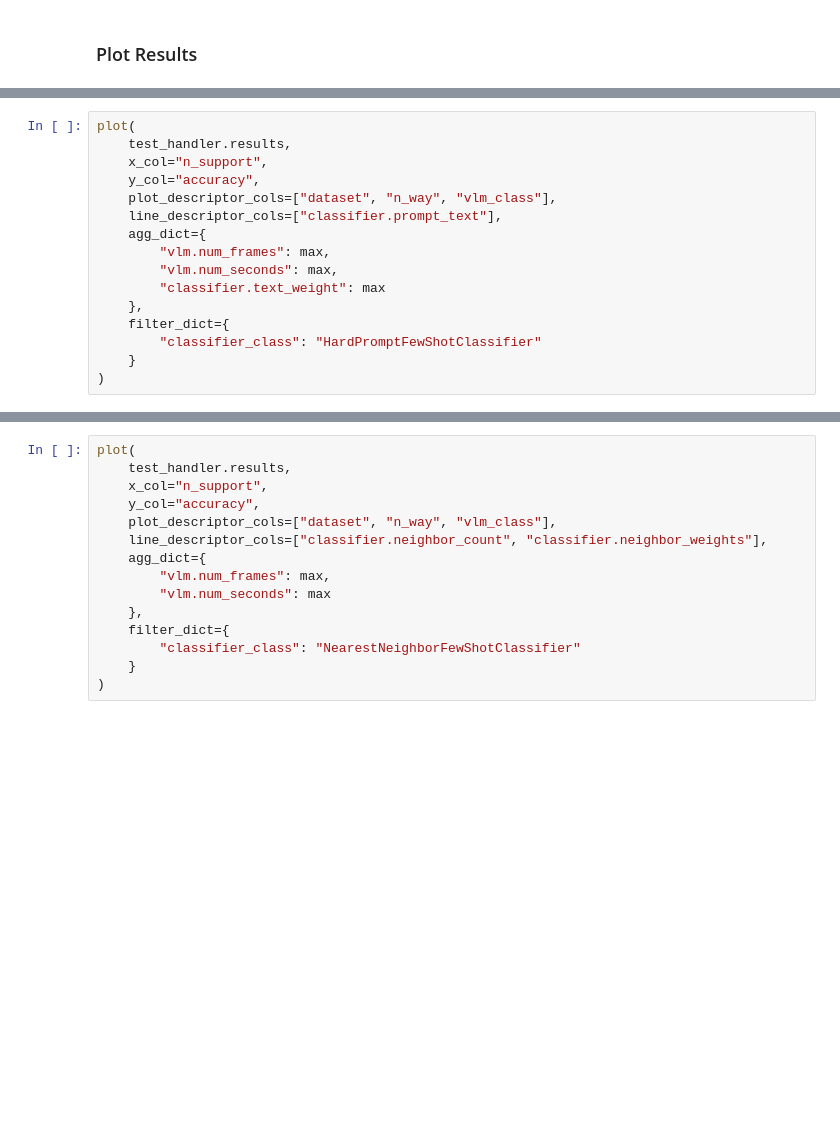
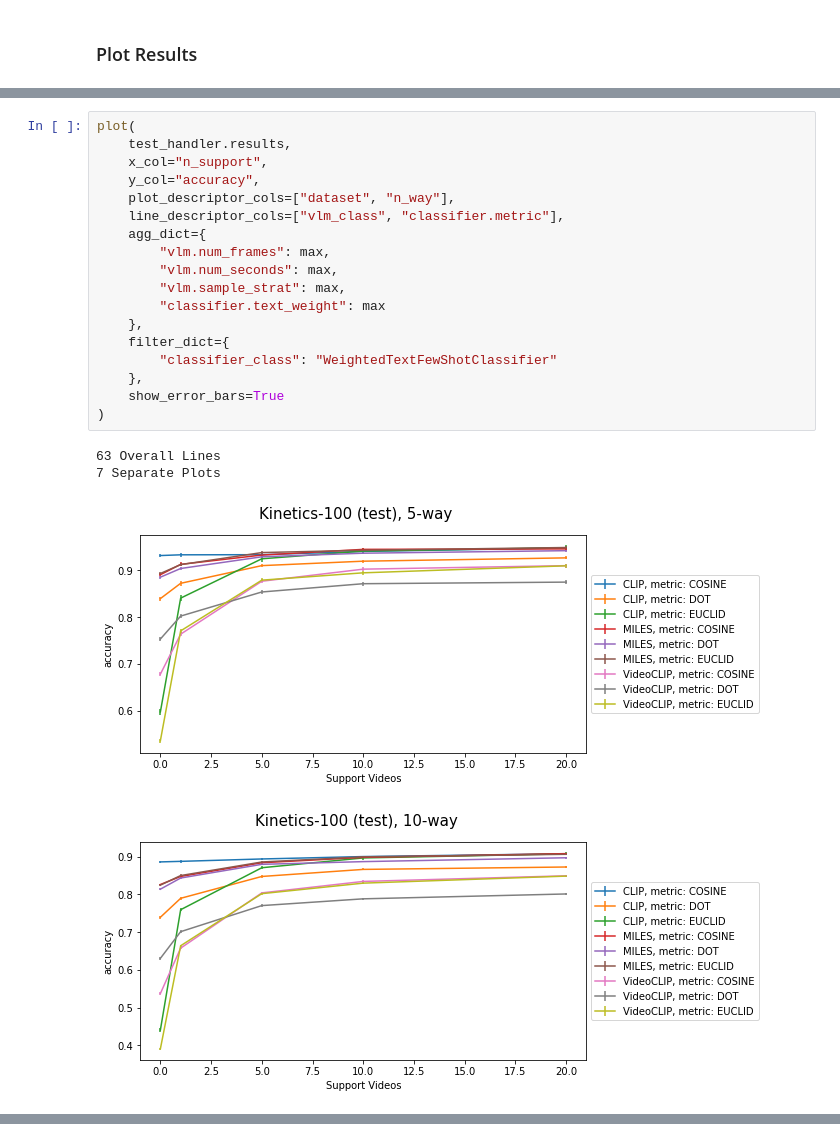
Before and after one commit to zanedurante/vlm_benchmark, a Jupyter notebook: vlm_param_tests.ipynb, the cells around one changed output, grey strips where cells are left out. Cells and saved outputs as stored; diff of their text form; blank space fills up the shorter version.

```diff
--- a/vlm_param_tests.ipynb
+++ b/vlm_param_tests.ipynb
@@ -137,16 +250,23 @@ KeyError: 'vlm.num_frames'
 # %%
 plot(
     test_handler.results,
     x_col="n_support",
     y_col="accuracy",
-    plot_descriptor_cols=["dataset", "n_way", "vlm_class"],
-    line_descriptor_cols=["classifier.prompt_text"],
+    plot_descriptor_cols=["dataset", "n_way"],
+    line_descriptor_cols=["vlm_class", "classifier.metric"],
     agg_dict={
         "vlm.num_frames": max,
         "vlm.num_seconds": max,
+        "vlm.sample_strat": max,
         "classifier.text_weight": max
     },
     filter_dict={
-        "classifier_class": "HardPromptFewShotClassifier"
-    }
+        "classifier_class": "WeightedTextFewShotClassifier"
+    },
+    show_error_bars=True
 )
+# %% [output]
+63 Overall Lines
+7 Separate Plots
+[figure, added]
+[figure, added]
@@ -153,15 +277,0 @@ plot(
-# %%
-plot(
-    test_handler.results,
-    x_col="n_support",
-    y_col="accuracy",
-    plot_descriptor_cols=["dataset", "n_way", "vlm_class"],
-    line_descriptor_cols=["classifier.neighbor_count", "classifier.neighbor_weights"],
-    agg_dict={
-        "vlm.num_frames": max,
-        "vlm.num_seconds": max
-    },
-    filter_dict={
-        "classifier_class": "NearestNeighborFewShotClassifier"
-    }
-)
```
Also changed, not shown: parts of 9 cells of this notebook, 3 other files.
